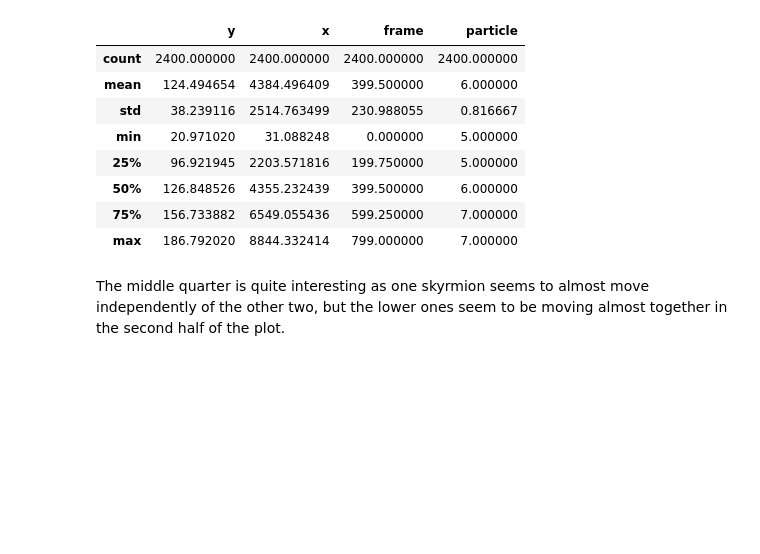
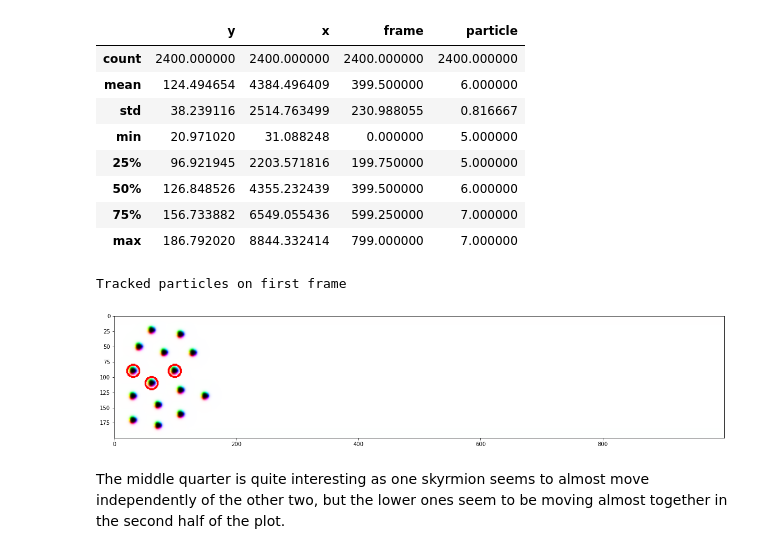
Before and after one commit to calvincbzhang/skyrmions-trajectory-prediction, a Jupyter notebook: linear_poly_regression.ipynb, the cells around one changed output. Cells and saved outputs as stored; diff of their text form; code cells hidden in the pictures; blank space fills up the shorter version.

```diff
--- a/linear_poly_regression.ipynb
+++ b/linear_poly_regression.ipynb
@@ -476,6 +507,11 @@ centre.describe()
 | 50% | 126.848526 | 4355.232439 | 399.500000 | 6.000000 |
 | 75% | 156.733882 | 6549.055436 | 599.250000 | 7.000000 |
 | max | 186.792020 | 8844.332414 | 799.000000 | 7.000000 |
+# %%
+show_tracked(centre)
+# %% [output]
+Tracked particles on first frame
+[figure, added]
 # %% [markdown]
 The middle quarter is quite interesting as one skyrmion seems to almost move independently of the other two, but the lower ones seem to be moving almost together in the second half of the plot.
 # %%
```
Also changed, not shown: parts of 43 cells of this notebook.
